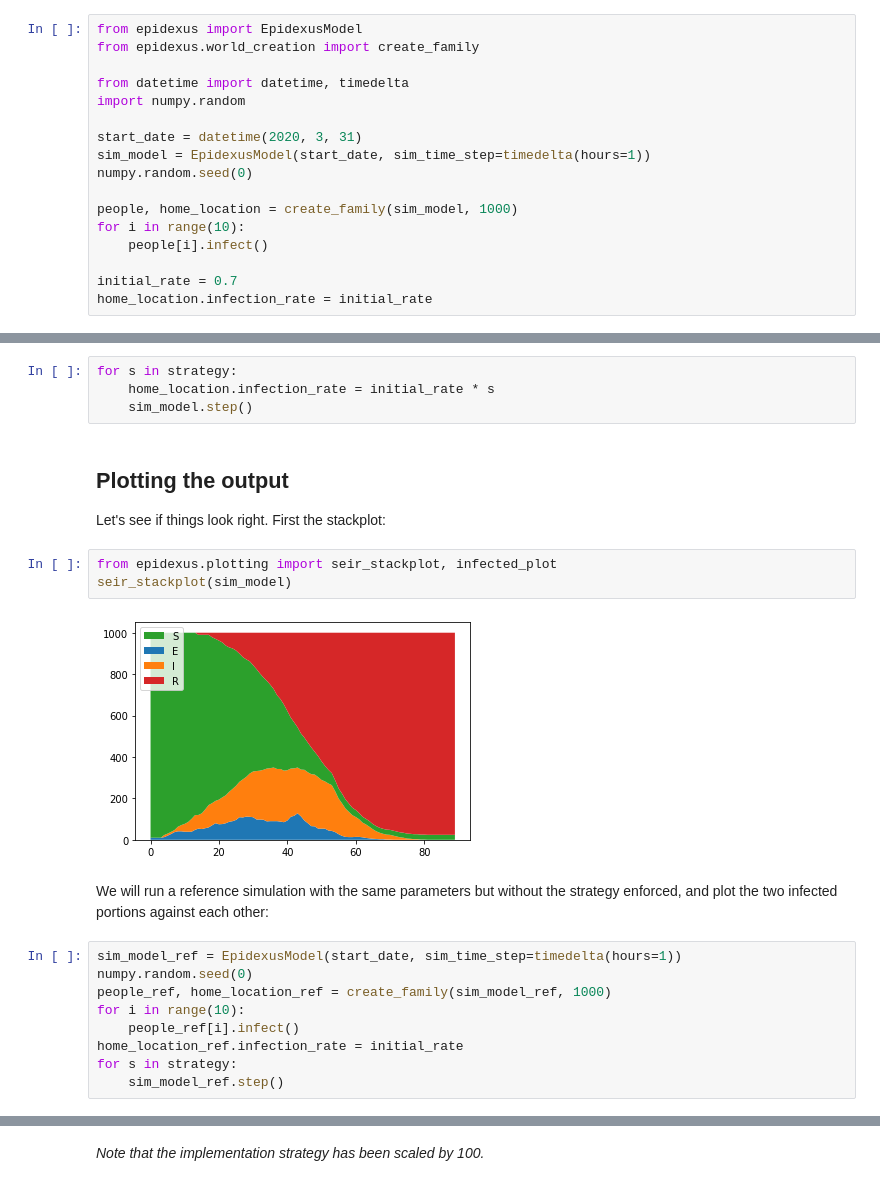
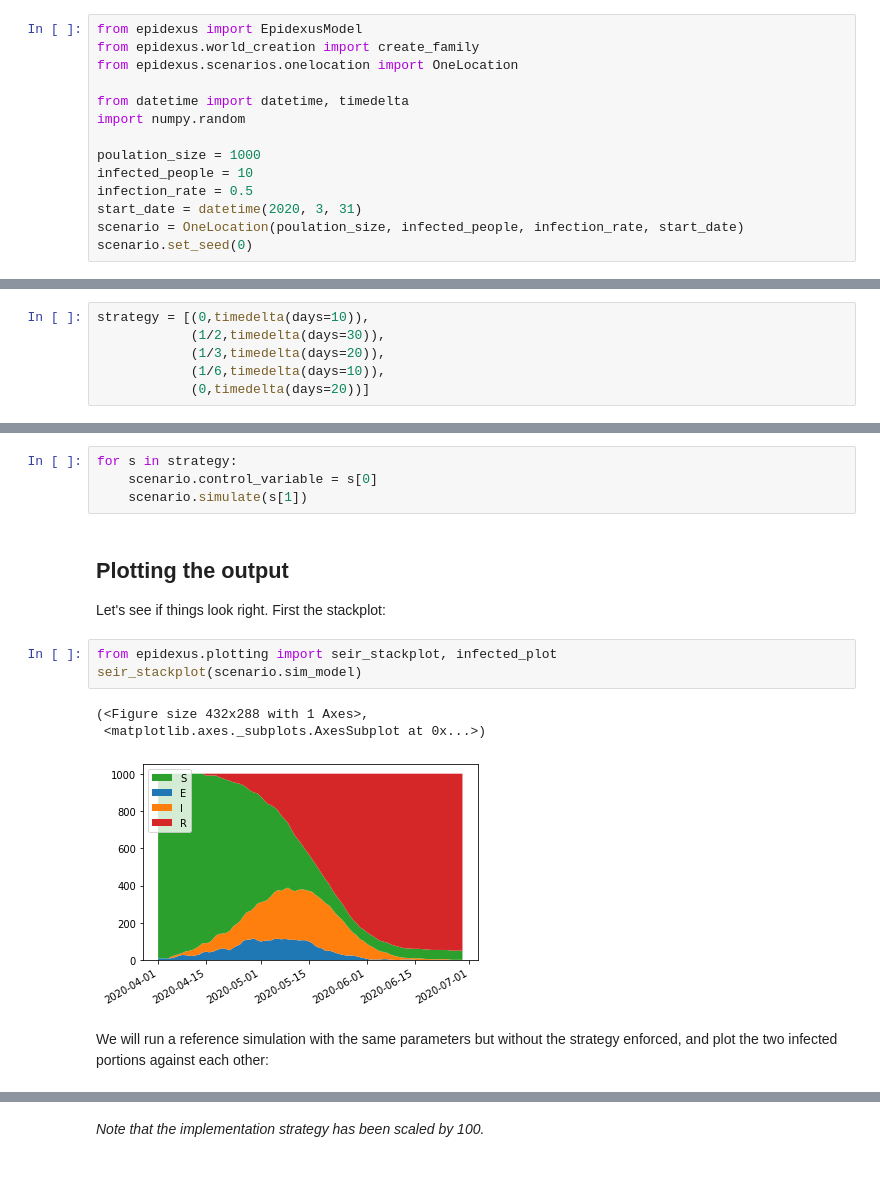
Before and after one commit to kdhansen/epidexus, a Jupyter notebook: implementation_strategy.ipynb, the cells around one changed output, grey strips where cells are left out. Saved outputs shown, nothing was run; the diff lists cells and outputs as text.

Commit message:
Add one-location scenario for the impl-strategy

```diff
--- a/implementation_strategy.ipynb
+++ b/implementation_strategy.ipynb
@@ -9,19 +9,16 @@ First we will set up a very simplified simulation with everybody in the same hom
 # %%
 from epidexus import EpidexusModel
 from epidexus.world_creation import create_family
+from epidexus.scenarios.onelocation import OneLocation
 
 from datetime import datetime, timedelta
 import numpy.random
 
+poulation_size = 1000
+infected_people = 10
+infection_rate = 0.5
 start_date = datetime(2020, 3, 31)
-sim_model = EpidexusModel(start_date, sim_time_step=timedelta(hours=1))
-numpy.random.seed(0)
-
-people, home_location = create_family(sim_model, 1000)
-for i in range(10):
-    people[i].infect()
-
-initial_rate = 0.7
-home_location.infection_rate = initial_rate
+scenario = OneLocation(poulation_size, infected_people, infection_rate, start_date)
+scenario.set_seed(0)
 # %% [markdown]
 ## Setup a Strategy
@@ -40,0 +27,6 @@ for i in range(30*24):
+# %%
+strategy = [(0,timedelta(days=10)),
+            (1/2,timedelta(days=30)),
+            (1/3,timedelta(days=20)),
+            (1/6,timedelta(days=10)),
+            (0,timedelta(days=20))]
@@ -41,23 +37,16 @@ for i in range(30*24):
 # %%
 for s in strategy:
-    home_location.infection_rate = initial_rate * s
-    sim_model.step()
+    scenario.control_variable = s[0]
+    scenario.simulate(s[1])
 # %% [markdown]
 ## Plotting the output
 Let's see if things look right. First the stackplot:
 # %%
 from epidexus.plotting import seir_stackplot, infected_plot
-seir_stackplot(sim_model)
+seir_stackplot(scenario.sim_model)
 # %% [output]
+(<Figure size 432x288 with 1 Axes>,
+ <matplotlib.axes._subplots.AxesSubplot at 0x...>)
-[figure, old version]
+[figure, new version]
 # %% [markdown]
 We will run a reference simulation with the same parameters but without the strategy enforced, and plot the two infected portions against each other:
-# %%
-sim_model_ref = EpidexusModel(start_date, sim_time_step=timedelta(hours=1))
-numpy.random.seed(0)
-people_ref, home_location_ref = create_family(sim_model_ref, 1000)
-for i in range(10):
-    people_ref[i].infect()
-home_location_ref.infection_rate = initial_rate
-for s in strategy:
-    sim_model_ref.step()
```
Also changed, not shown: parts of 7 cells of this notebook, 2 other files.
